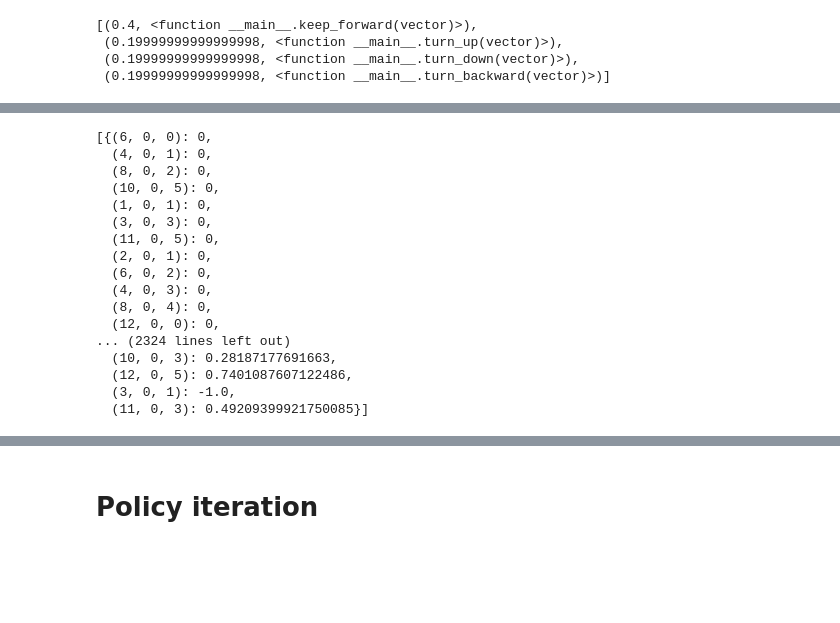
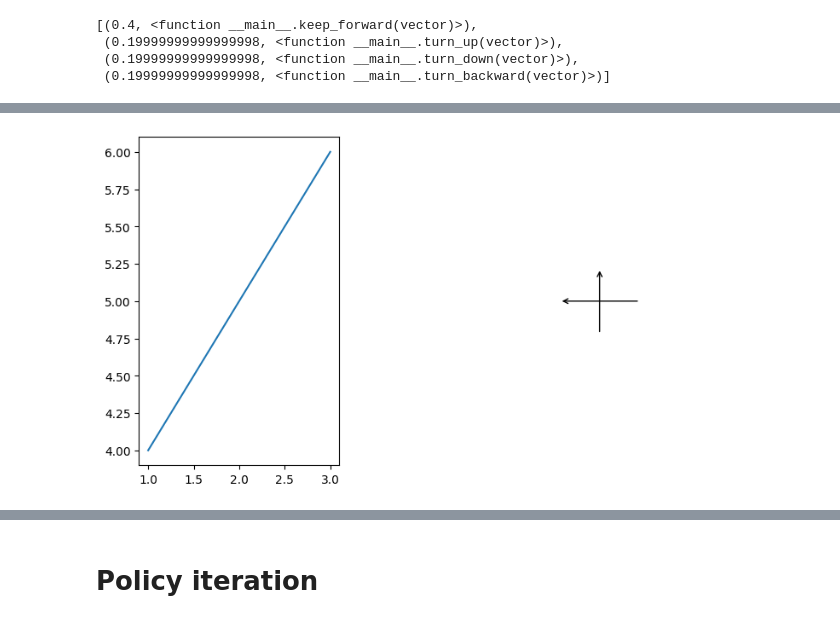
Before and after one commit to nickobard/ZUM-Artificial-Intelligence-Foundations-Practicals, a Jupyter notebook: semestral_work/semestral_work.ipynb, the cells around one changed output, grey strips where cells are left out. Saved outputs shown, nothing was run; the diff lists cells and outputs as text; code cells hidden in the pictures; blank space fills up the shorter version.

```diff
--- a/semestral_work/semestral_work.ipynb
+++ b/semestral_work/semestral_work.ipynb
@@ -541,23 +517,36 @@ display(text_input, output)
 # %% [output]
 Text(value='', continuous_update=False, description='Enter value:')
 [interactive output not drawn]
-# %%
-value_iteration_instru(grid_mdp)
-# %% [output]
-[{(6, 0, 0): 0,
-  (4, 0, 1): 0,
-  (8, 0, 2): 0,
-  (10, 0, 5): 0,
-  (1, 0, 1): 0,
-  (3, 0, 3): 0,
-  (11, 0, 5): 0,
-  (2, 0, 1): 0,
-  (6, 0, 2): 0,
-  (4, 0, 3): 0,
-  (8, 0, 4): 0,
-  (12, 0, 0): 0,
-... (2324 lines left out)
-  (10, 0, 3): 0.28187177691663,
-  (12, 0, 5): 0.7401087607122486,
-  (3, 0, 1): -1.0,
-  (11, 0, 3): 0.49209399921750085}]
+# %%
+import matplotlib.pyplot as plt
+import matplotlib.patches as patches
+from matplotlib.gridspec import GridSpec
+
+# Create a figure
+fig = plt.figure(figsize=(10, 5))
+
+# Create GridSpec with 1 row and 2 columns, setting width ratios
+gs = GridSpec(1, 2, width_ratios=[1, 2], height_ratios=[1])
+
+# Add the first subplot (ax1) in the grid
+ax1 = fig.add_subplot(gs[0, 0])
+# Example data for the first plot
+ax1.plot([1, 2, 3], [4, 5, 6])
+
+# Add the second subplot (ax2) in the grid
+ax2 = fig.add_subplot(gs[0, 1])
+# Add a white rectangle to the second subplot using axes coordinates
+rectangle = patches.Rectangle((0.3, 0.3), 0.4, 0.4, edgecolor='none', facecolor='white', transform=ax2.transAxes)
+ax2.add_patch(rectangle)
+
+# Add arrows to the second subplot
+ax2.annotate('', xy=(0.5, 0.6), xytext=(0.5, 0.4), arrowprops=dict(facecolor='black', arrowstyle='->'), transform=ax2.transAxes)
+ax2.annotate('', xy=(0.4, 0.5), xytext=(0.6, 0.5), arrowprops=dict(facecolor='black', arrowstyle='->'), transform=ax2.transAxes)
+
+# Hide axes in the second plot for better visibility
+ax2.axis('off')
+fig.patch.set_facecolor('none')
+# Display the plot
+plt.show()
+# %% [output]
+[figure, added]
```
Also changed, not shown: parts of 16 cells of this notebook.
